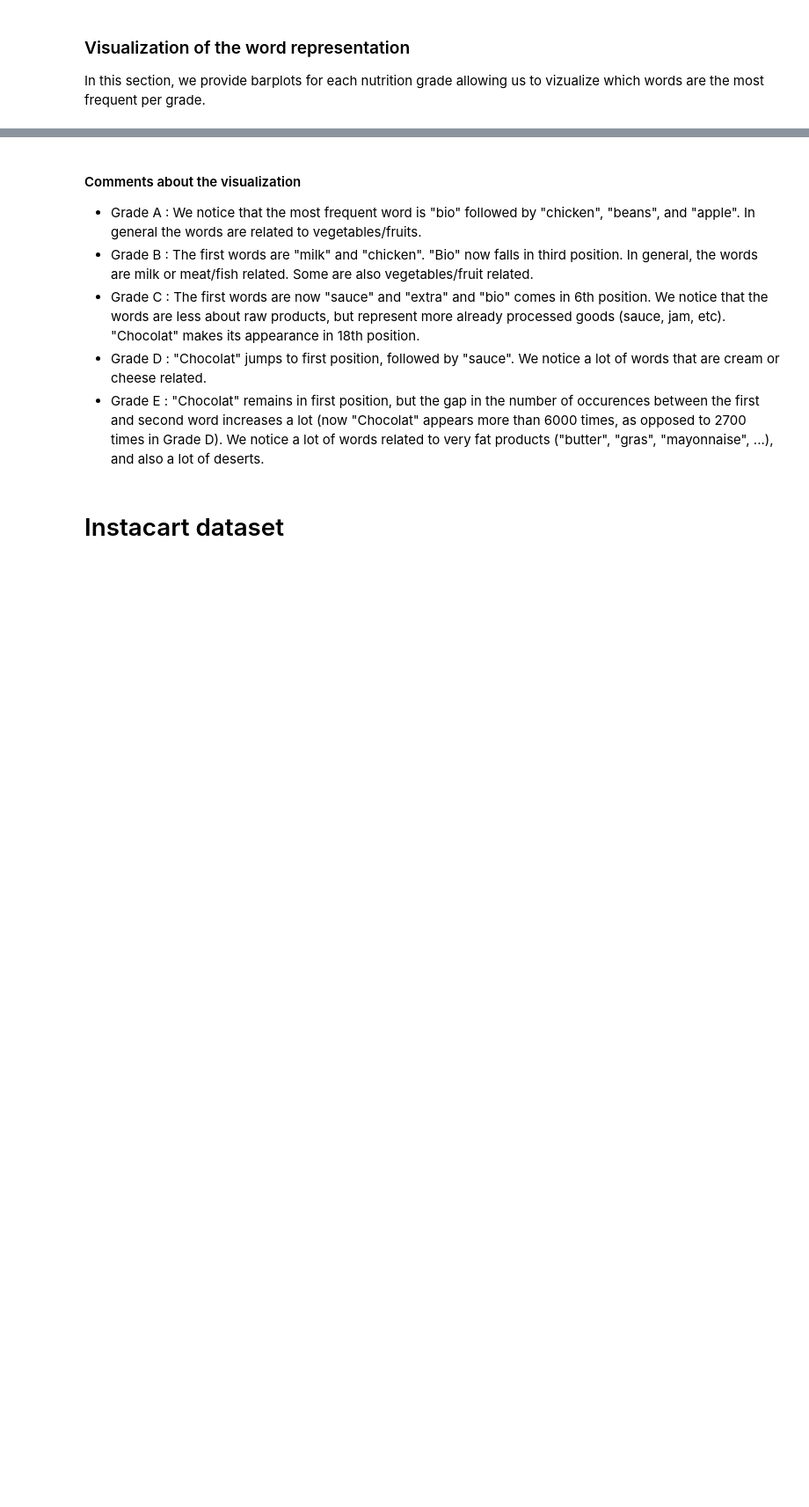
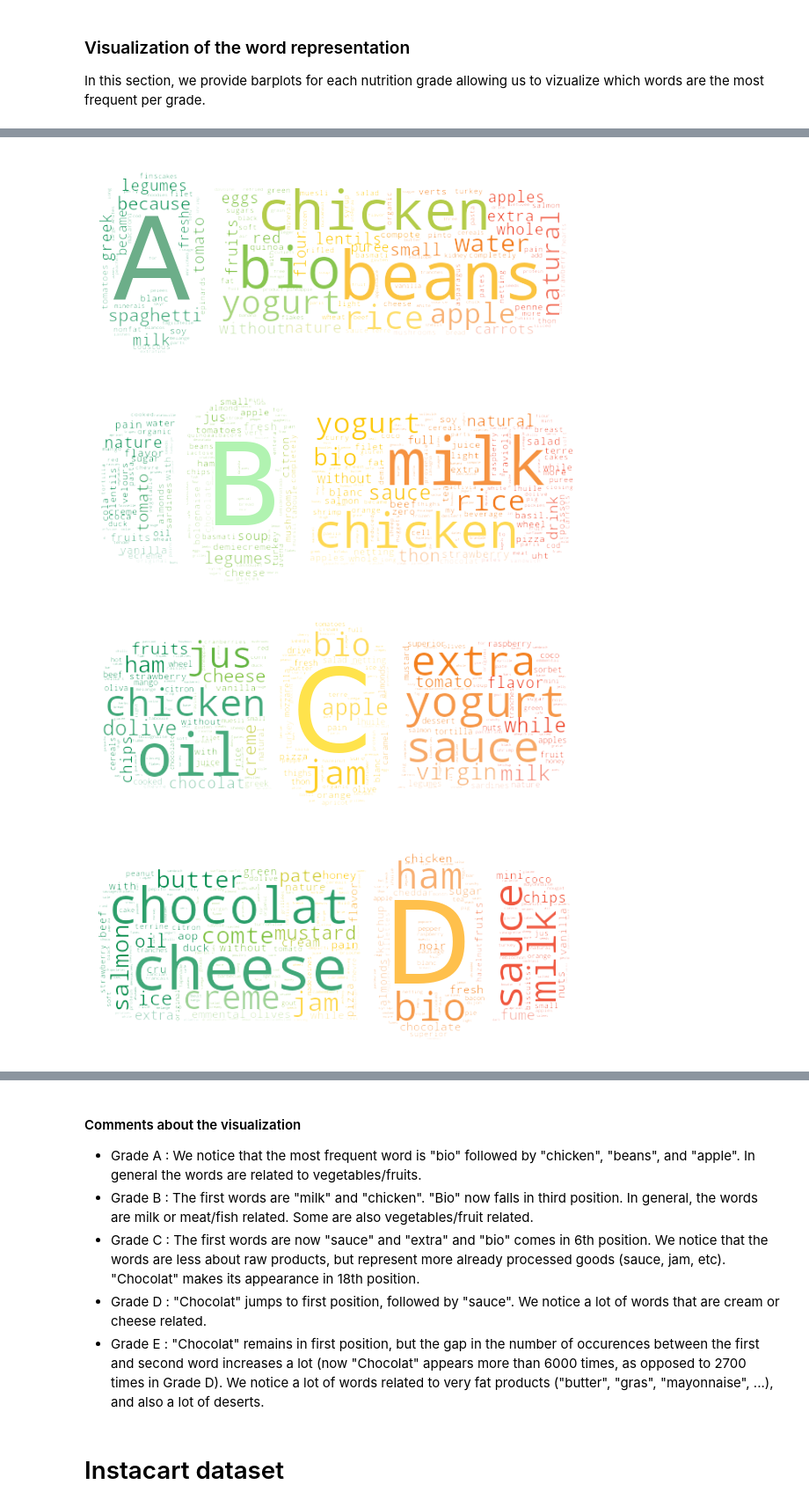
Before and after one commit to MarcBickel/project_gobigorgohome, a Jupyter notebook: project_notebook.ipynb, the cells around one changed output, grey strips where cells are left out. Shown at 88% size. Cells and saved outputs as stored; diff of their text form; code cells hidden in the pictures; blank space fills up the shorter version.

Commit message:
finished translation and added wordcloud rep

```diff
--- a/project_notebook.ipynb
+++ b/project_notebook.ipynb
@@ -339,6 +371,0 @@ prod_name_clean=[stopword_remover(remove_punct(lowercase_all(i))) for i in prod_
-# %%
-# now we can concatenate the names
-name_concat=[]
-for i in prod_name_clean:
-    for j in i.split():
-        name_concat.append(j)
@@ -365,9 +379,0 @@ We now make an attemps to translate the words. However, the google API stops wor
-# %%
-# attempt to translate the words
-translated_dict={}
-for grade in np.unique(df_ns['nutrition_grade_fr']):
-    translated_list=[]
-    translator=Translator()
-    for i in list(grade_dict[grade].items())[0:100]:
-        translated_list.append((translator.translate(i[0],dest='en').text.lower(),i[1]))
-    translated_dict[grade]=translated_list
@@ -405,4 +398,0 @@ We plot all the different products translated and ordered.
-# %%
-for i in np.unique(df_ns['nutrition_grade_fr']):
-
-    barplot_with_names(translated_dict[i],n=25,title='Nutrition Grade = '+i.capitalize())
@@ -414,0 +402,11 @@ for i in np.unique(df_ns['nutrition_grade_fr']):
+# %%
+def plot_wordcloud(nutritionalgrade='a'):
+    mask = np.array(Image.open('img\grade_'+nutritionalgrade+'.PNG'))
+    wordcloud = WordCloud(relative_scaling=0.8,max_words=1000,
+                mask=mask,background_color="rgba(255, 255, 255, 0)", mode="RGBA").generate_from_frequencies(dict(grade_dict[nutritionalgrade]))
+    image_colors = ImageColorGenerator(mask)
+    plt.figure(figsize=(10,20))
+    write_correct_letter(nutritionalgrade)
+    plt.imshow(wordcloud.recolor(color_func=image_colors), interpolation='bilinear')
+    plt.axis("off")
+    plt.show()
@@ -414,0 +425,8 @@ for i in np.unique(df_ns['nutrition_grade_fr']):
+# %%
+for i in ['a','b','c','d','e']:
+    plot_wordcloud(nutritionalgrade=i)
+# %% [output]
+[figure, added]
+[figure, added]
+[figure, added]
+[figure, added]
```
Also changed, not shown: parts of 36 cells of this notebook.
